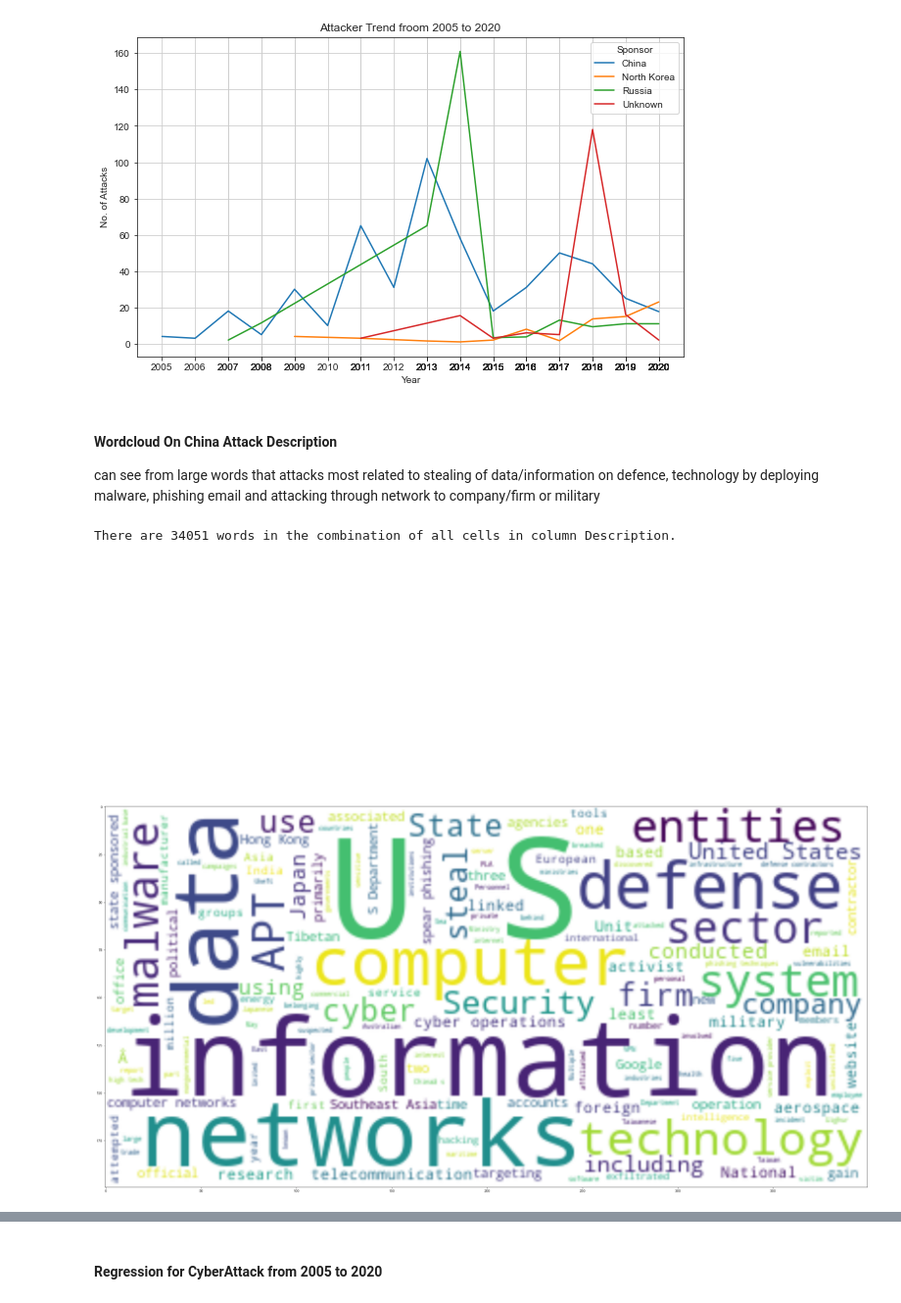
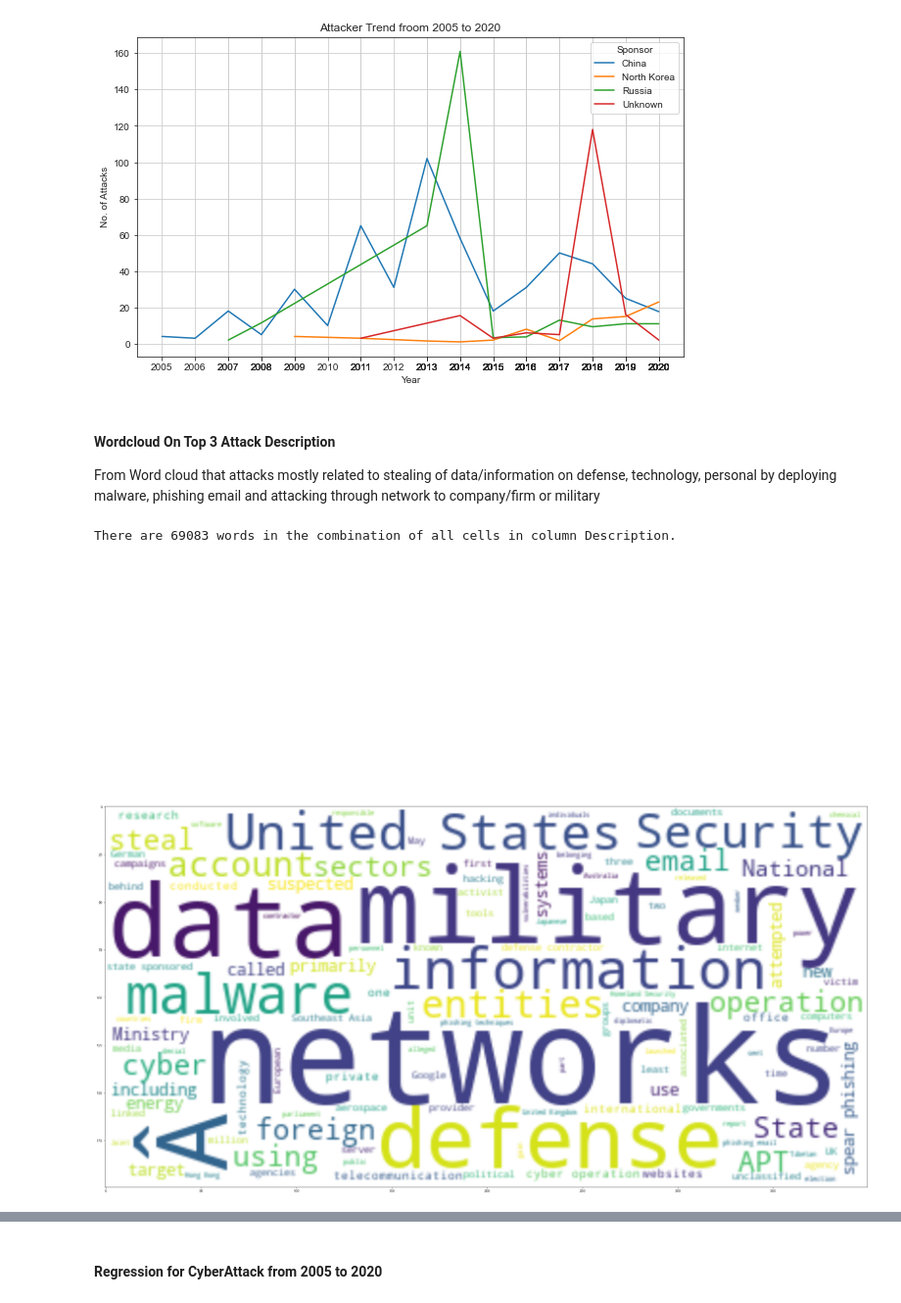
Before and after one commit to jiayang243/CyberAttacks, a Jupyter notebook: Project_Script_(Jia Yang).ipynb, the cells around one changed output, grey strips where cells are left out. Shown at 98% size. Saved outputs shown, nothing was run; the diff lists cells and outputs as text; code cells hidden in the pictures.

```diff
--- a/Project_Script_(Jia Yang).ipynb
+++ b/Project_Script_(Jia Yang).ipynb
@@ -435,37 +435,37 @@ plt.show()
 # %% [output]
 [figure]
 # %% [markdown]
-#### Wordcloud On China Attack Description
-can see from large words that attacks most related to stealing of data/information on defence, technology by deploying malware, phishing email and attacking through network to company/firm or military
+#### Wordcloud On Top 3 Attack Description
+From Word cloud that attacks mostly related to stealing of data/information on defense, technology, personal by deploying malware, phishing email and attacking through network to company/firm or military
 # %%
-#Filter dataset for only China related attacks
-df_China = df3[df3.Sponsor == 'China']
-df_China =df_China.Description
+#Filter dataset for top 3 attackers related attacks
+df_attacker = df3[(df3.Sponsor == 'Russia') | (df3.Sponsor == "China") | (df3.Sponsor == "Unknown")]
+df_attacker =df_attacker.Description
 
-
-text = " ".join(review for review in df_China.astype(str))
+text = " ".join(review for review in df_attacker.astype(str))
 print("There are {} words in the combination of all cells in column Description.".format(len(text)))
 
 #extract standard stopwords
 stopwords = set(STOPWORDS)
 
 #extract unrelated words
 stopwords.update(["threat", "actor", "targets", "hackers", "network","attack", 'targeted', "companies", "aligned"
                   , "access", "threat actor","tool","used","organization","campaign","several","espionage",
                   "espionage purposes", "actor compromised","group","compromised","government","China","Chinese",
                   "compromise","actors","organizations","purpose","purposes","believed","attacks","compromises",
-                  "related"])
+                  "related","sector","system","certificate","Ukraine","Russian","Ukrainian","incident","USS"
+                  ,"U","S","S","Department","Officials","Russia","service","website","computer","intelligence","targeting"])
 
 wordcloud = WordCloud(stopwords = stopwords, background_color="white").generate(text)
 
 plt.axis("off")
 plt.figure(figsize=(40,20))
 plt.tight_layout(pad=-5)
 plt.imshow(wordcloud, interpolation='bilinear')
 
-plt.savefig("13-wordcloud_china.png")
+plt.savefig("14-wordcloud_unknown.png")
 plt.show()
 # %% [output]
-There are 34051 words in the combination of all cells in column Description.
+There are 69083 words in the combination of all cells in column Description.
 [figure]
-[figure, old version]
+[figure, new version]
```
Also changed, not shown: parts of 4 cells of this notebook, 1 other file.
